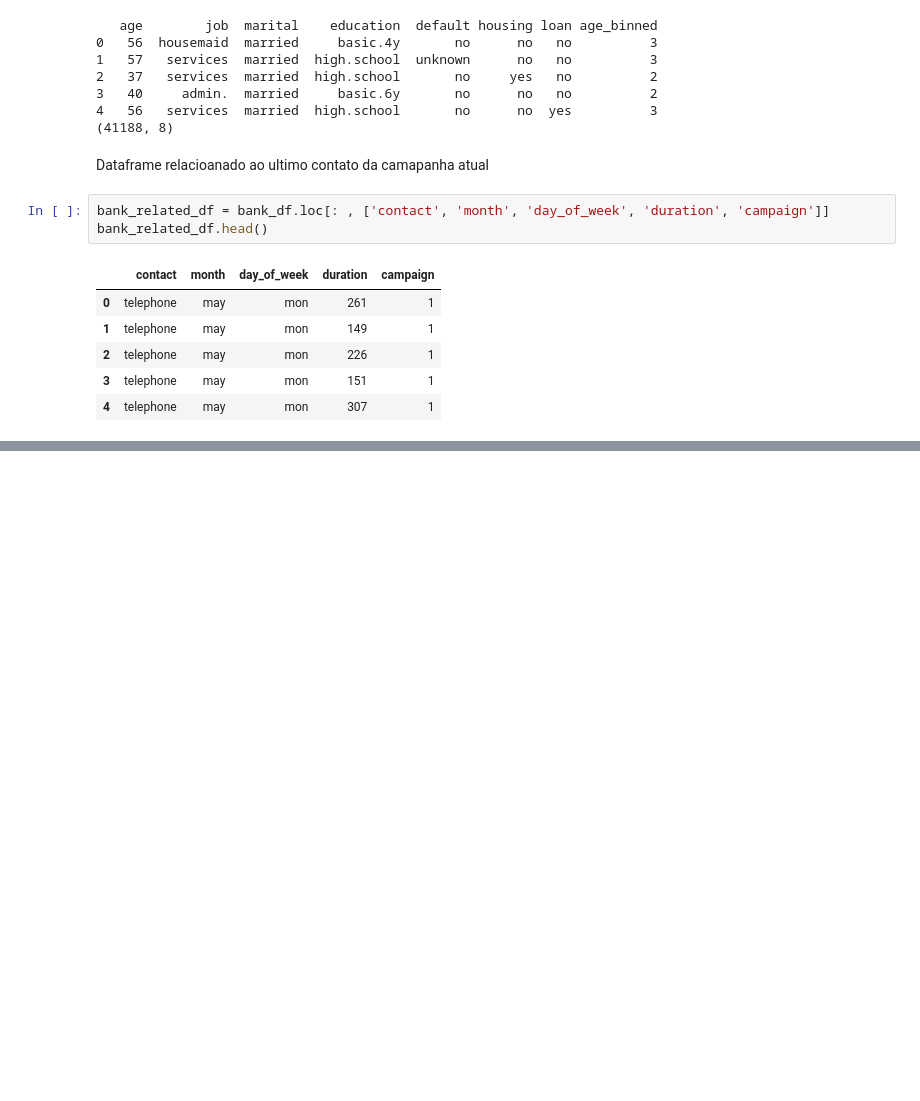
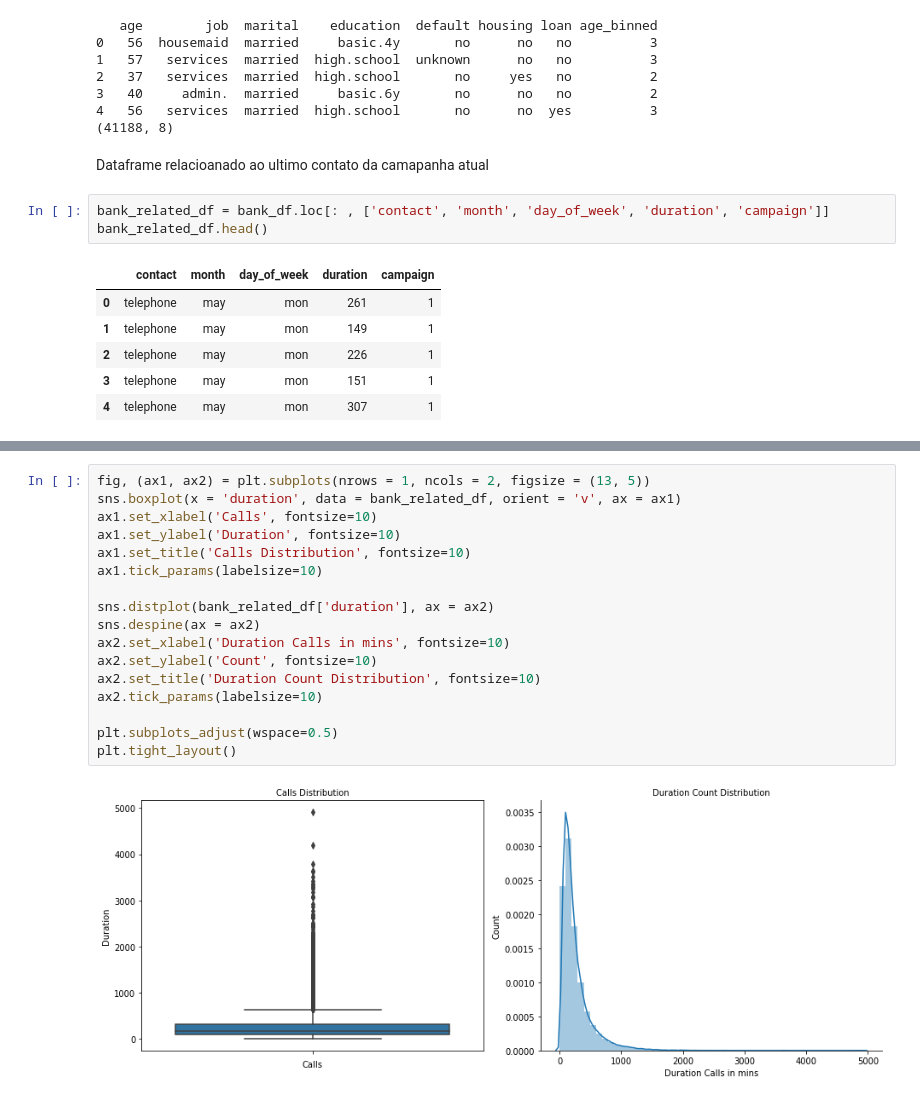
Before and after one commit to tvaditya/NeuroComp-INPE, a Jupyter notebook: BankMLPANN.ipynb, the cells around one changed output, grey strips where cells are left out. Saved outputs shown, nothing was run; the diff lists cells and outputs as text; blank space fills up the shorter version.

```diff
--- a/BankMLPANN.ipynb
+++ b/BankMLPANN.ipynb
@@ -291,0 +319,19 @@ bank_related_df.head()
+# %%
+fig, (ax1, ax2) = plt.subplots(nrows = 1, ncols = 2, figsize = (13, 5))
+sns.boxplot(x = 'duration', data = bank_related_df, orient = 'v', ax = ax1)
+ax1.set_xlabel('Calls', fontsize=10)
+ax1.set_ylabel('Duration', fontsize=10)
+ax1.set_title('Calls Distribution', fontsize=10)
+ax1.tick_params(labelsize=10)
+
+sns.distplot(bank_related_df['duration'], ax = ax2)
+sns.despine(ax = ax2)
+ax2.set_xlabel('Duration Calls in mins', fontsize=10)
+ax2.set_ylabel('Count', fontsize=10)
+ax2.set_title('Duration Count Distribution', fontsize=10)
+ax2.tick_params(labelsize=10)
+
+plt.subplots_adjust(wspace=0.5)
+plt.tight_layout()
+# %% [output]
+[figure, added]
```
Also changed, not shown: parts of 9 cells of this notebook.
